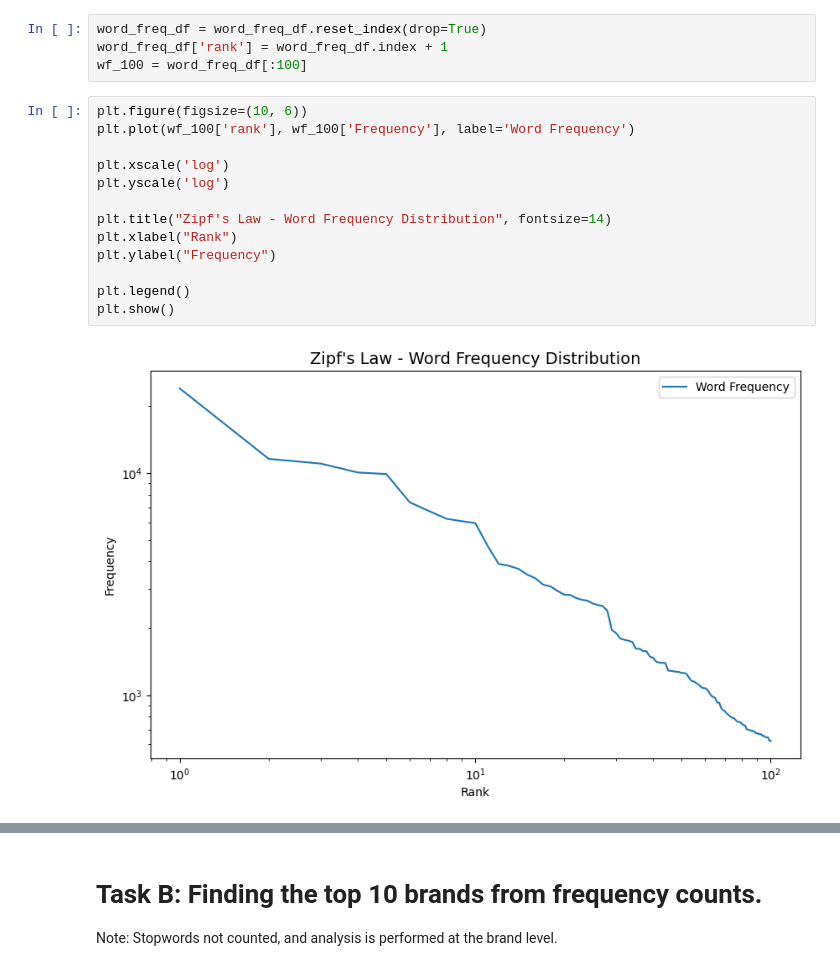
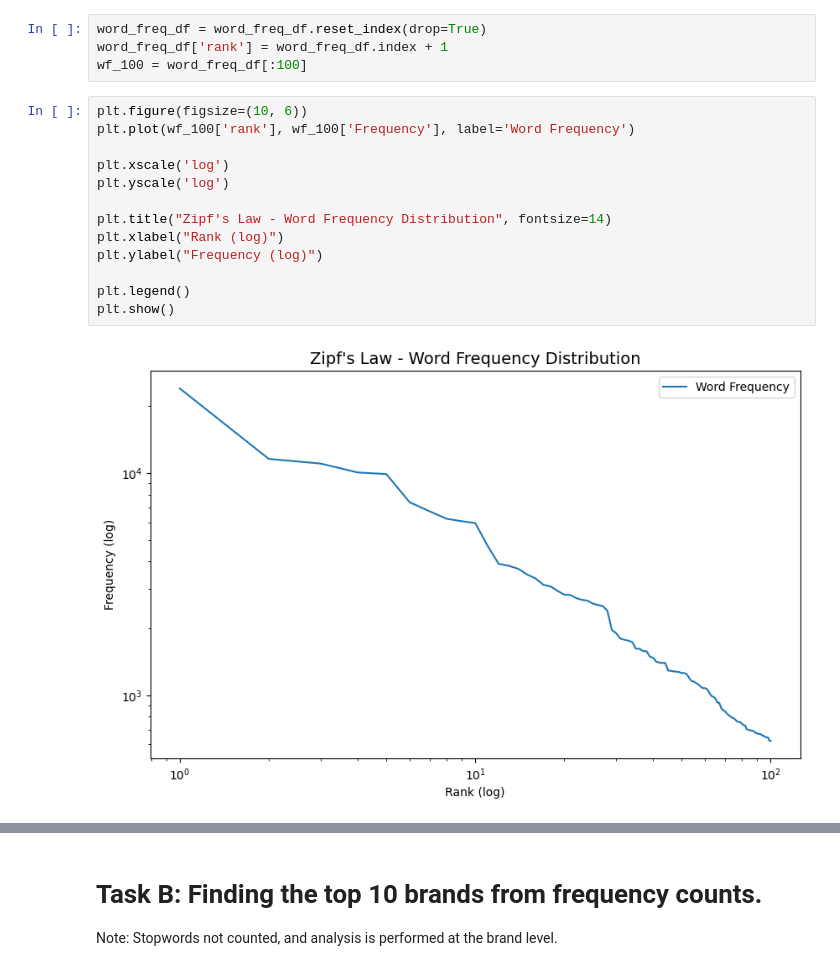
Before and after one commit to CarsonJMullen/Unstructured-Data-Analytics, a Jupyter notebook: Assignment 1/Edmunds_Analysis.ipynb, the cells around one changed output, grey strips where cells are left out. Saved outputs shown, nothing was run; the diff lists cells and outputs as text.

```diff
--- a/Assignment 1/Edmunds_Analysis.ipynb
+++ b/Assignment 1/Edmunds_Analysis.ipynb
@@ -192,18 +183,18 @@ wf_100 = word_freq_df[:100]
 # %%
 plt.figure(figsize=(10, 6))
 plt.plot(wf_100['rank'], wf_100['Frequency'], label='Word Frequency')
 
 plt.xscale('log')
 plt.yscale('log')
 
 plt.title("Zipf's Law - Word Frequency Distribution", fontsize=14)
-plt.xlabel("Rank")
-plt.ylabel("Frequency")
+plt.xlabel("Rank (log)")
+plt.ylabel("Frequency (log)")
 
 plt.legend()
 plt.show()
 # %% [output]
-[figure, old version]
+[figure, new version]
 # %%
 # Checking if Zip's law is supported econometrically
 
```
Also changed, not shown: parts of 6 cells of this notebook, 2 other files.
